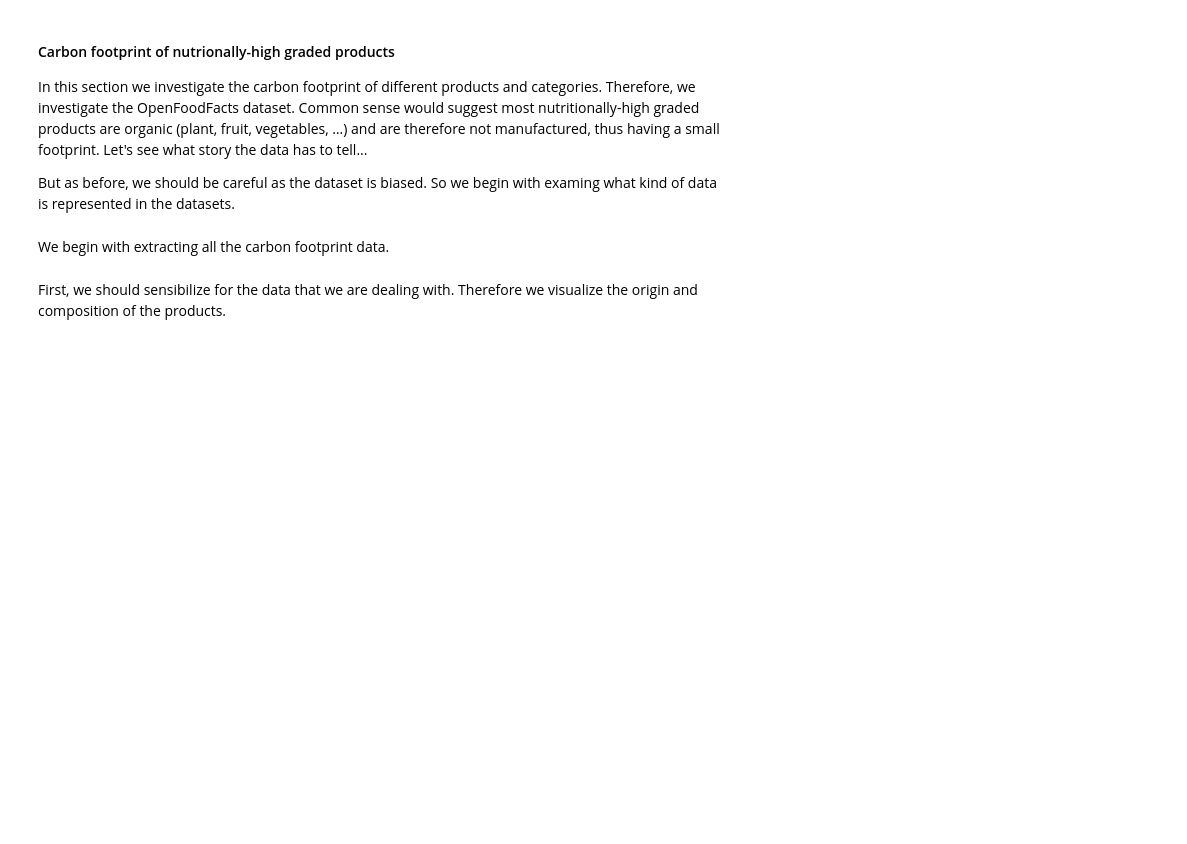
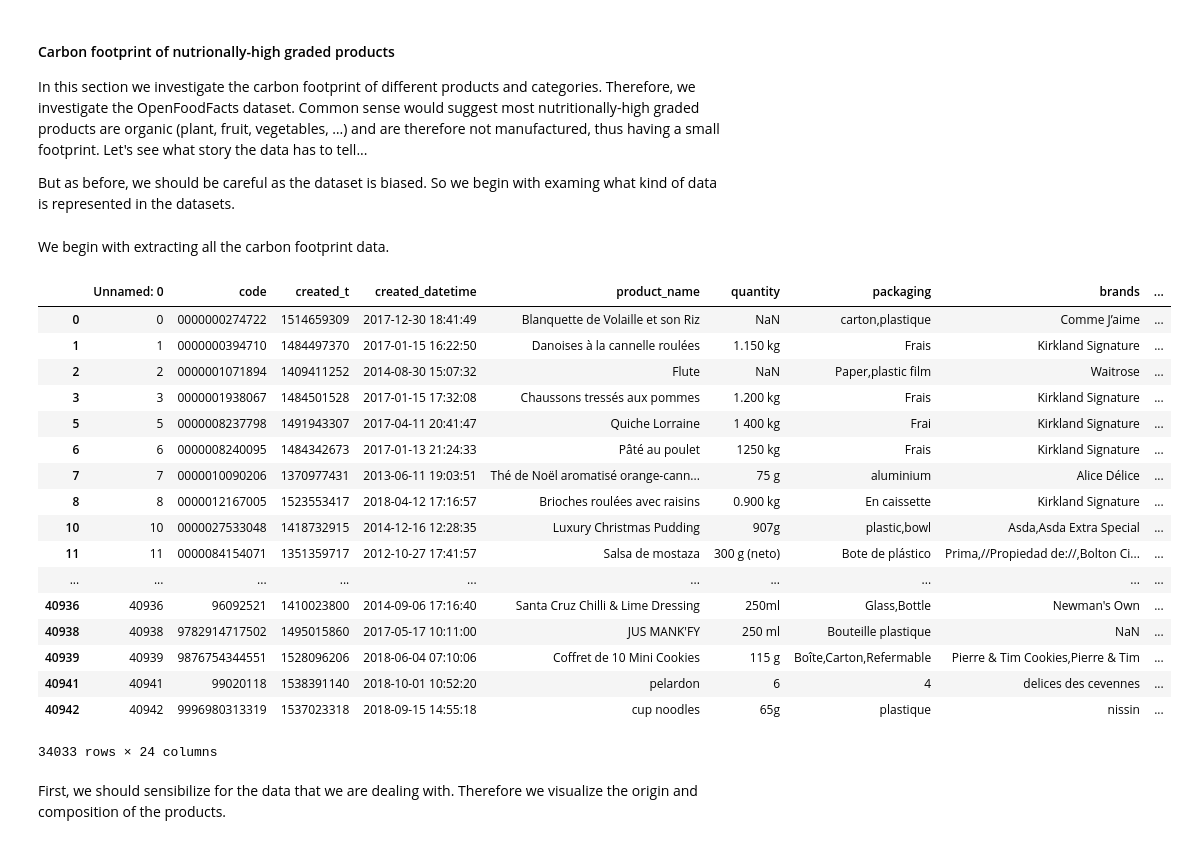
Before and after one commit to RedHotDataProject/Project_ADA, a Jupyter notebook: Open Food Facts - Explore data.ipynb, the cells around one changed output. Drawn from its saved outputs; the diff is of its cells as text; code cells hidden in the pictures; blank space fills up the shorter version.

Commit message:
Adding new dataframe carbonfootprint

```diff
--- a/Open Food Facts - Explore data.ipynb
+++ b/Open Food Facts - Explore data.ipynb
@@ -400,6 +400,26 @@ We begin with extracting all the carbon footprint data.
 # %%
 carbon_footprints = food_facts_pd[food_facts_pd['carbon-footprint_100g'].notna() &
                                   food_facts_pd['carbon-footprint_100g']!=0]
+carbon_footprints
+# %% [output]
+|  | Unnamed: 0 | code | created_t | created_datetime | product_name | quantity | packaging | brands | ... |
+| 0 | 0 | 0000000274722 | 1514659309 | 2017-12-30 18:41:49 | Blanquette de Volaille et son Riz | NaN | carton,plastique | Comme J’aime | ... |
+| 1 | 1 | 0000000394710 | 1484497370 | 2017-01-15 16:22:50 | Danoises à la cannelle roulées | 1.150 kg | Frais | Kirkland Signature | ... |
+| 2 | 2 | 0000001071894 | 1409411252 | 2014-08-30 15:07:32 | Flute | NaN | Paper,plastic film | Waitrose | ... |
+| 3 | 3 | 0000001938067 | 1484501528 | 2017-01-15 17:32:08 | Chaussons tressés aux pommes | 1.200 kg | Frais | Kirkland Signature | ... |
+| 5 | 5 | 0000008237798 | 1491943307 | 2017-04-11 20:41:47 | Quiche Lorraine | 1 400 kg | Frai | Kirkland Signature | ... |
+| 6 | 6 | 0000008240095 | 1484342673 | 2017-01-13 21:24:33 | Pâté au poulet | 1250 kg | Frais | Kirkland Signature | ... |
+| 7 | 7 | 0000010090206 | 1370977431 | 2013-06-11 19:03:51 | Thé de Noël aromatisé orange-cann... | 75 g | aluminium | Alice Délice | ... |
+| 8 | 8 | 0000012167005 | 1523553417 | 2018-04-12 17:16:57 | Brioches roulées avec raisins | 0.900 kg | En caissette | Kirkland Signature | ... |
+| 10 | 10 | 0000027533048 | 1418732915 | 2014-12-16 12:28:35 | Luxury Christmas Pudding | 907g | plastic,bowl | Asda,Asda Extra Special | ... |
+| 11 | 11 | 0000084154071 | 1351359717 | 2012-10-27 17:41:57 | Salsa de mostaza | 300 g (neto) | Bote de plástico | Prima,//Propiedad de://,Bolton Ci... | ... |
+| ... | ... | ... | ... | ... | ... | ... | ... | ... | ... |
+| 40936 | 40936 | 96092521 | 1410023800 | 2014-09-06 17:16:40 | Santa Cruz Chilli & Lime Dressing | 250ml | Glass,Bottle | Newman's Own | ... |
+| 40938 | 40938 | 9782914717502 | 1495015860 | 2017-05-17 10:11:00 | JUS MANK'FY | 250 ml | Bouteille plastique | NaN | ... |
+| 40939 | 40939 | 9876754344551 | 1528096206 | 2018-06-04 07:10:06 | Coffret de 10 Mini Cookies | 115 g | Boîte,Carton,Refermable | Pierre & Tim Cookies,Pierre & Tim | ... |
+| 40941 | 40941 | 99020118 | 1538391140 | 2018-10-01 10:52:20 | pelardon | 6 | 4 | delices des cevennes | ... |
+| 40942 | 40942 | 9996980313319 | 1537023318 | 2018-09-15 14:55:18 | cup noodles | 65g | plastique | nissin | ... |
+34033 rows × 24 columns
 # %% [markdown]
 First, we should sensibilize for the data that we are dealing with. Therefore we visualize the origin and composition of the products.
 # %%
```
Also changed, not shown: parts of 10 cells of this notebook.
